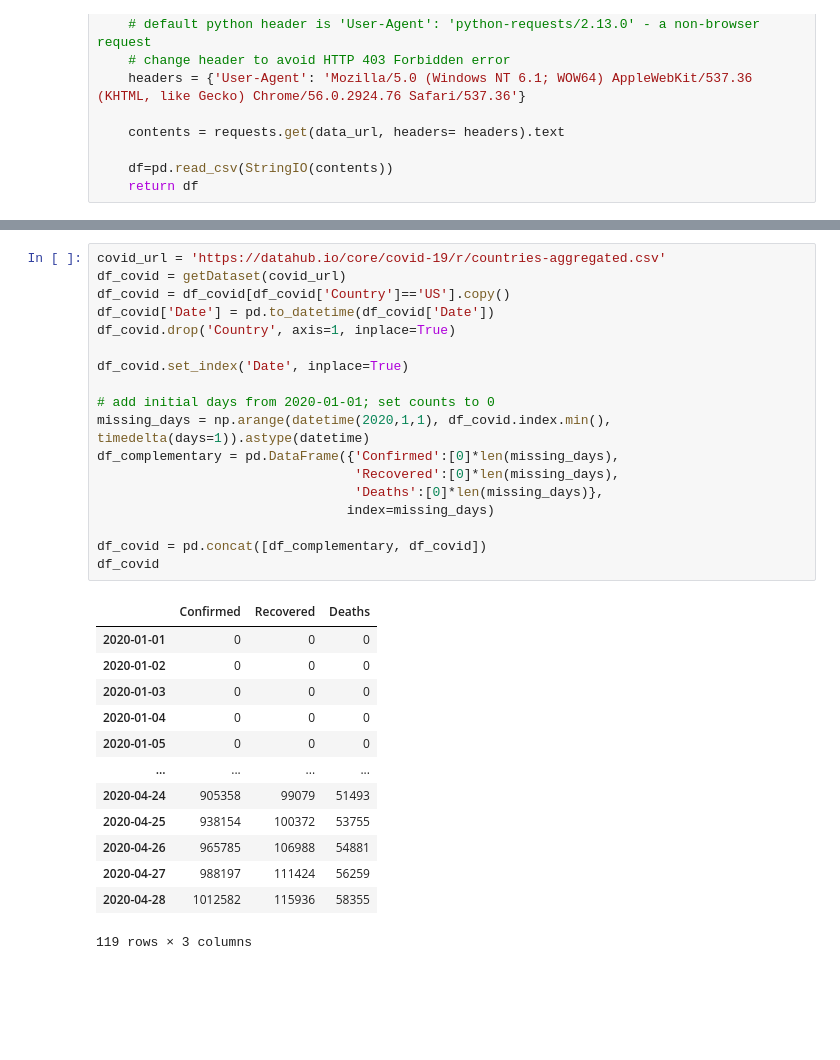
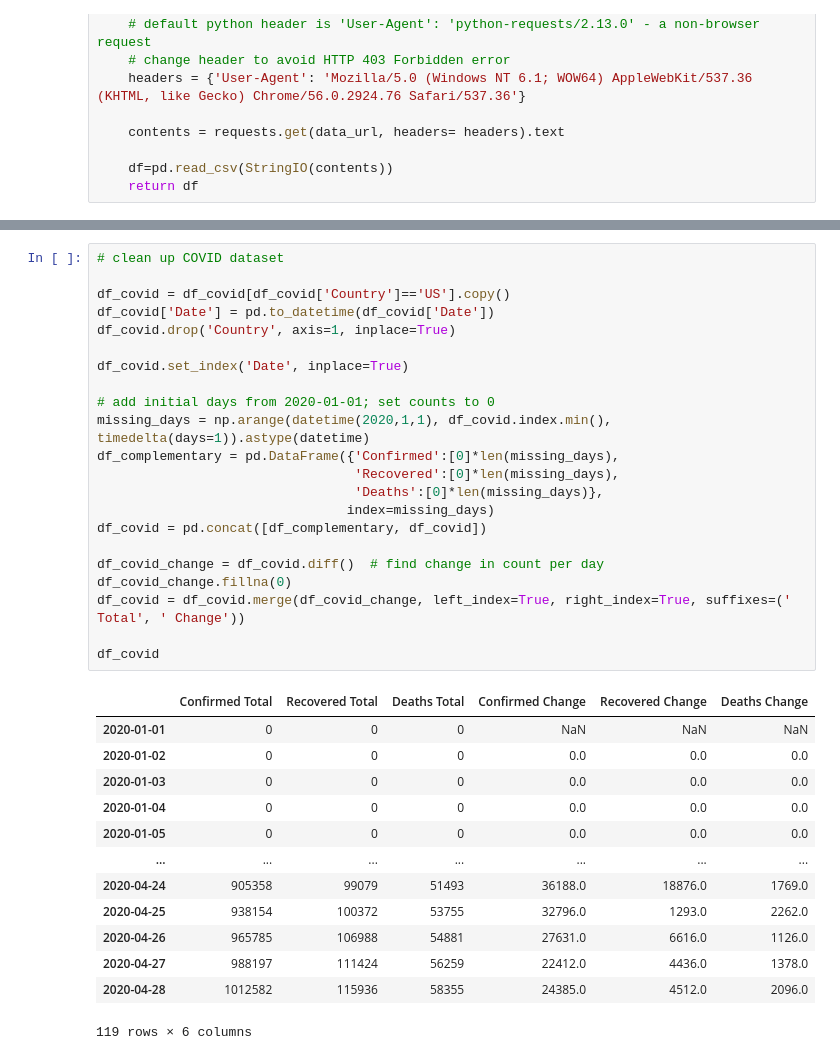
Before and after one commit to vmalkoti/Applied-Plotting-Charting-Data-Representation-in-Python, a Jupyter notebook: Assignment4.ipynb, the cells around one changed output, grey strips where cells are left out. Saved outputs shown, nothing was run; the diff lists cells and outputs as text; blank space fills up the shorter version.

```diff
--- a/Assignment4.ipynb
+++ b/Assignment4.ipynb
@@ -56,33 +68,37 @@ def getDataset(data_url):
 # %%
-covid_url = 'https://datahub.io/core/covid-19/r/countries-aggregated.csv'
-df_covid = getDataset(covid_url)
+# clean up COVID dataset
+
 df_covid = df_covid[df_covid['Country']=='US'].copy()
 df_covid['Date'] = pd.to_datetime(df_covid['Date'])
 df_covid.drop('Country', axis=1, inplace=True)
 
 df_covid.set_index('Date', inplace=True)
 
 # add initial days from 2020-01-01; set counts to 0
 missing_days = np.arange(datetime(2020,1,1), df_covid.index.min(), timedelta(days=1)).astype(datetime)
 df_complementary = pd.DataFrame({'Confirmed':[0]*len(missing_days),
                                  'Recovered':[0]*len(missing_days),
                                  'Deaths':[0]*len(missing_days)},
                                 index=missing_days)
+df_covid = pd.concat([df_complementary, df_covid])
 
-df_covid = pd.concat([df_complementary, df_covid])
+df_covid_change = df_covid.diff()  # find change in count per day
+df_covid_change.fillna(0)
+df_covid = df_covid.merge(df_covid_change, left_index=True, right_index=True, suffixes=(' Total', ' Change'))
+
 df_covid
 # %% [output]
-|  | Confirmed | Recovered | Deaths |
-| 2020-01-01 | 0 | 0 | 0 |
-| 2020-01-02 | 0 | 0 | 0 |
-| 2020-01-03 | 0 | 0 | 0 |
-| 2020-01-04 | 0 | 0 | 0 |
-| 2020-01-05 | 0 | 0 | 0 |
-| ... | ... | ... | ... |
-| 2020-04-24 | 905358 | 99079 | 51493 |
-| 2020-04-25 | 938154 | 100372 | 53755 |
-| 2020-04-26 | 965785 | 106988 | 54881 |
-| 2020-04-27 | 988197 | 111424 | 56259 |
-| 2020-04-28 | 1012582 | 115936 | 58355 |
+|  | Confirmed Total | Recovered Total | Deaths Total | Confirmed Change | Recovered Change | Deaths Change |
+| 2020-01-01 | 0 | 0 | 0 | NaN | NaN | NaN |
+| 2020-01-02 | 0 | 0 | 0 | 0.0 | 0.0 | 0.0 |
+| 2020-01-03 | 0 | 0 | 0 | 0.0 | 0.0 | 0.0 |
+| 2020-01-04 | 0 | 0 | 0 | 0.0 | 0.0 | 0.0 |
+| 2020-01-05 | 0 | 0 | 0 | 0.0 | 0.0 | 0.0 |
+| ... | ... | ... | ... | ... | ... | ... |
+| 2020-04-24 | 905358 | 99079 | 51493 | 36188.0 | 18876.0 | 1769.0 |
+| 2020-04-25 | 938154 | 100372 | 53755 | 32796.0 | 1293.0 | 2262.0 |
+| 2020-04-26 | 965785 | 106988 | 54881 | 27631.0 | 6616.0 | 1126.0 |
+| 2020-04-27 | 988197 | 111424 | 56259 | 22412.0 | 4436.0 | 1378.0 |
+| 2020-04-28 | 1012582 | 115936 | 58355 | 24385.0 | 4512.0 | 2096.0 |
-119 rows × 3 columns
+119 rows × 6 columns
 # %%
```
Also changed, not shown: parts of 7 cells of this notebook.
